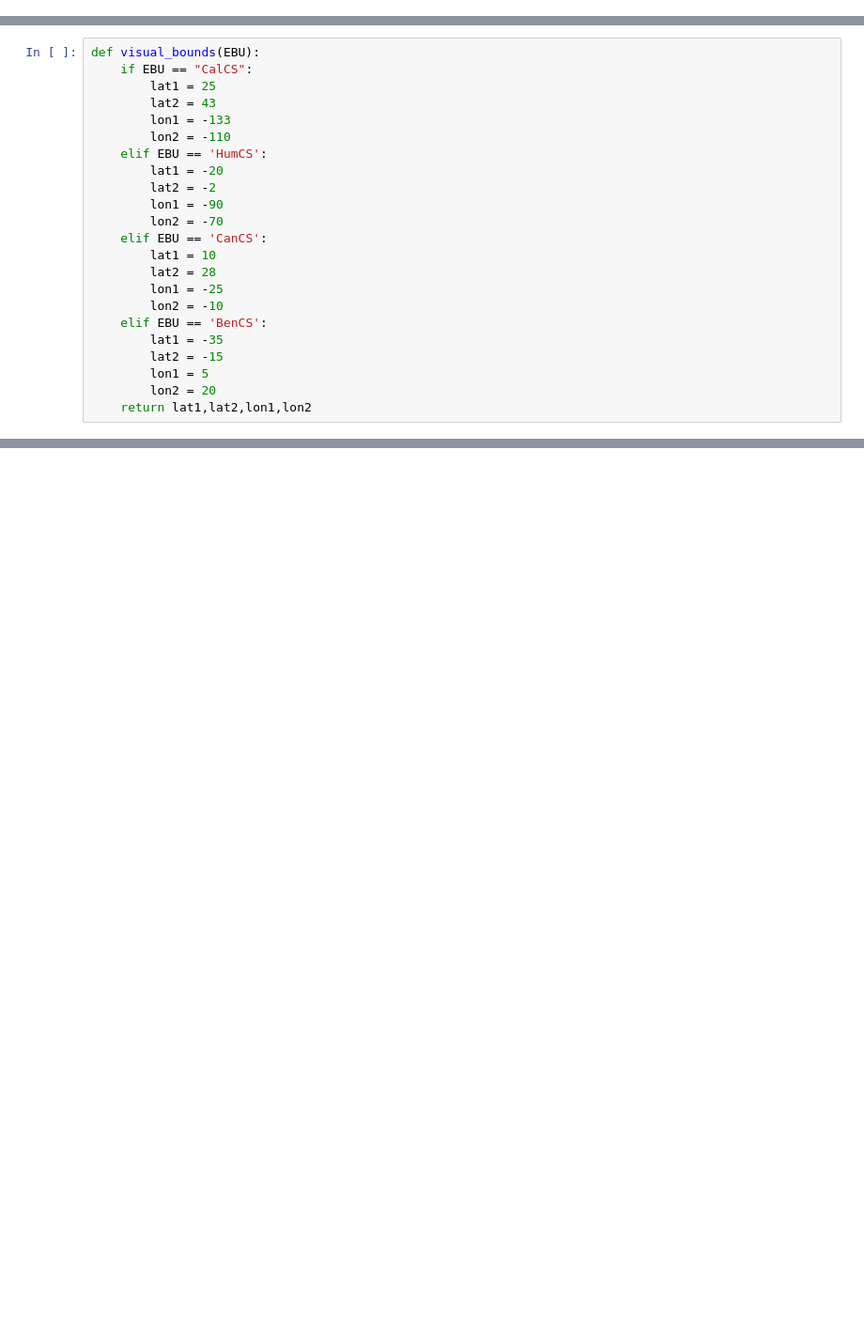
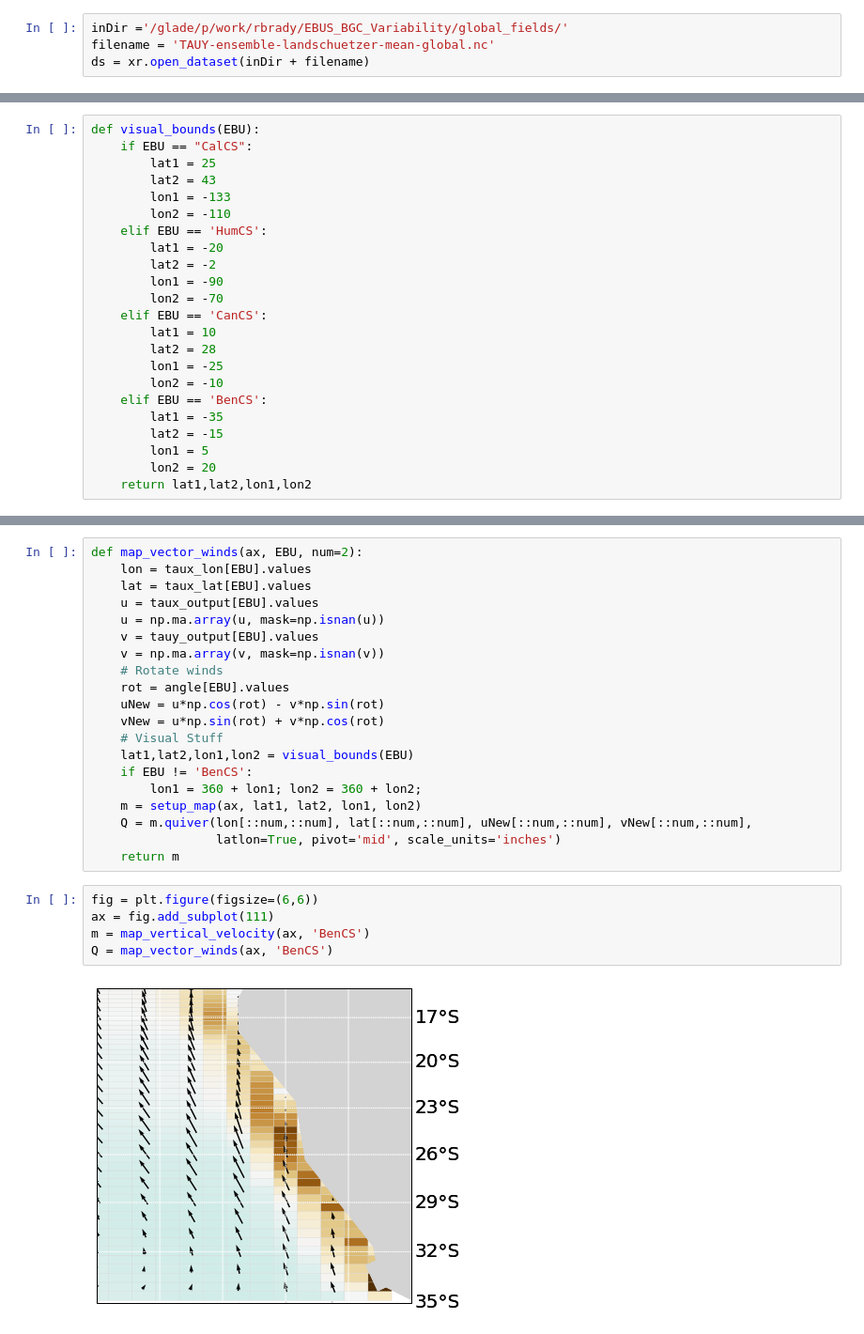
Before and after one commit to bradyrx/EBUS_BGC_Variability, a Jupyter notebook: notebooks/Visualization/model-evaluation.ipynb, the cells around one changed output, grey strips where cells are left out. Shown at 94% size. Saved outputs shown, nothing was run; the diff lists cells and outputs as text; blank space fills up the shorter version.

```diff
--- a/notebooks/Visualization/model-evaluation.ipynb
+++ b/notebooks/Visualization/model-evaluation.ipynb
@@ -133,0 +197,4 @@ Storing values in DataFrame...
+# %%
+inDir ='/glade/p/work/rbrady/EBUS_BGC_Variability/global_fields/'
+filename = 'TAUY-ensemble-landschuetzer-mean-global.nc'
+ds = xr.open_dataset(inDir + filename)
@@ -203,3 +314,30 @@ def map_upwelling_clim(ax, EBU, typ):
+# %%
+def map_vector_winds(ax, EBU, num=2):
+    lon = taux_lon[EBU].values
+    lat = taux_lat[EBU].values
+    u = taux_output[EBU].values
+    u = np.ma.array(u, mask=np.isnan(u))
+    v = tauy_output[EBU].values
+    v = np.ma.array(v, mask=np.isnan(v))
+    # Rotate winds
+    rot = angle[EBU].values
+    uNew = u*np.cos(rot) - v*np.sin(rot)
+    vNew = u*np.sin(rot) + v*np.cos(rot)
+    # Visual Stuff
+    lat1,lat2,lon1,lon2 = visual_bounds(EBU)
+    if EBU != 'BenCS':
+        lon1 = 360 + lon1; lon2 = 360 + lon2;
+    m = setup_map(ax, lat1, lat2, lon1, lon2)
+    Q = m.quiver(lon[::num,::num], lat[::num,::num], uNew[::num,::num], vNew[::num,::num],
+                 latlon=True, pivot='mid', scale_units='inches')
+    return m
+# %%
+fig = plt.figure(figsize=(6,6))
+ax = fig.add_subplot(111)
+m = map_vertical_velocity(ax, 'BenCS')
+Q = map_vector_winds(ax, 'BenCS')
+# %% [output]
+[figure, added]
 # %%
 names = ['California Current',
          'Humboldt Current',
```
Also changed, not shown: parts of 11 cells of this notebook, 6 other files.
